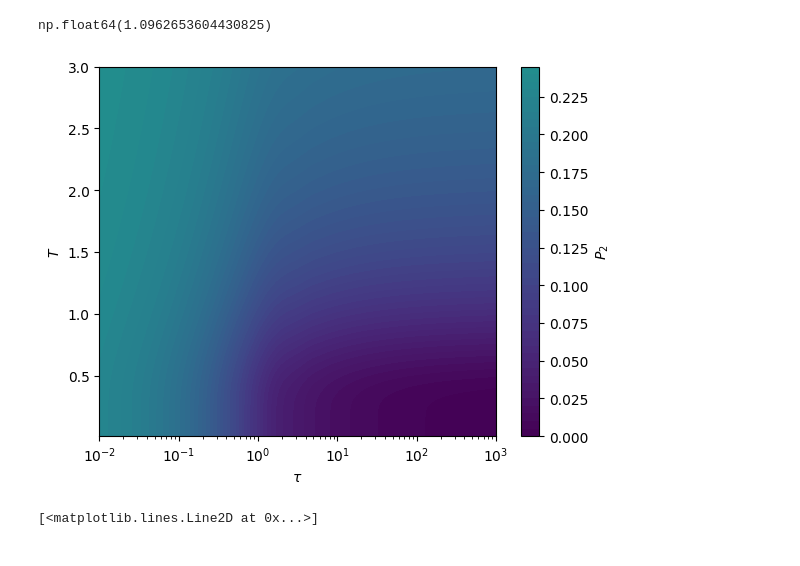
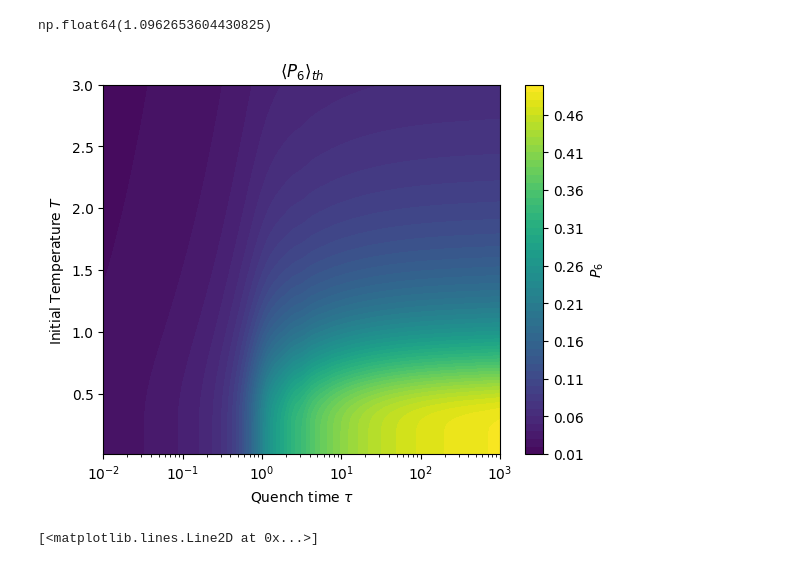
Before and after one commit to KristianMunnikhuis/subsystem_loschmidt_echo, a Jupyter notebook: scripts/thermal_time_evolution/time_evolved_thermal.ipynb, the cells around one changed output. Cells and saved outputs as stored; diff of their text form; code cells hidden in the pictures.

```diff
--- a/scripts/thermal_time_evolution/time_evolved_thermal.ipynb
+++ b/scripts/thermal_time_evolution/time_evolved_thermal.ipynb
@@ -287,22 +287,23 @@ np.float64(1.0962653604430825)
 # %%
 taus = np.array(taus)
 Ts   = np.linspace(0.01,3,100)
 
 G = np.zeros((len(Ts), len(states)))
-n=2
+n=6
 for i, Ti in enumerate(Ts):
     for j, state in enumerate(states):
         G[i, j] = P_n(n, state, Ti*100)
 plt.figure()
-plt.contourf(taus, Ts, 1/2-G, levels=50,vmin=0,vmax=.5)
+plt.contourf(taus, Ts,G, levels=50,vmin=0,vmax=.5)
 plt.xscale("log")
 #plt.yscale("log")
-plt.xlabel(r"$\tau$")
-plt.ylabel(r"$T$")
+plt.xlabel(r"Quench time $\tau$")
+plt.ylabel(r"Initial Temperature $T$")
 plt.colorbar(label=fr"$P_{n}$")
+title(fr"$\langle P_{n}$"+r"$\rangle_{th}$")
 plt.show()
 # %% [output]
-[figure, old version]
+[figure, new version]
 # %%
 #X = array([therm.P_n(10,256,0,Ti)] for Ti in Ts)
 X = np.array([therm.P_n(2, 256, 0, Ti) for Ti in Ts])  # shape (len(Ts),)
```
Also changed, not shown: parts of 1 cell of this notebook, 6 other files.
